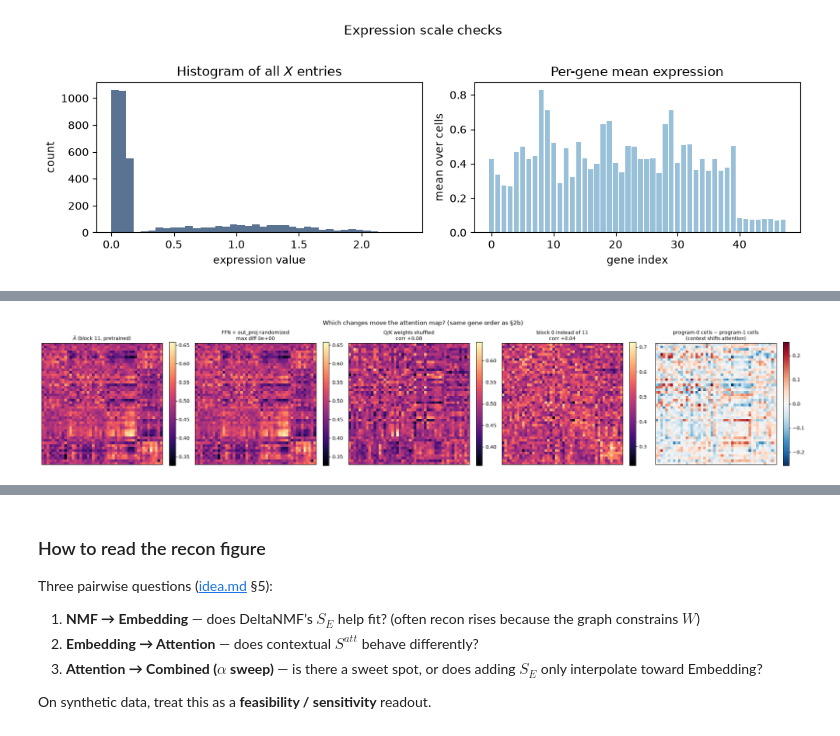
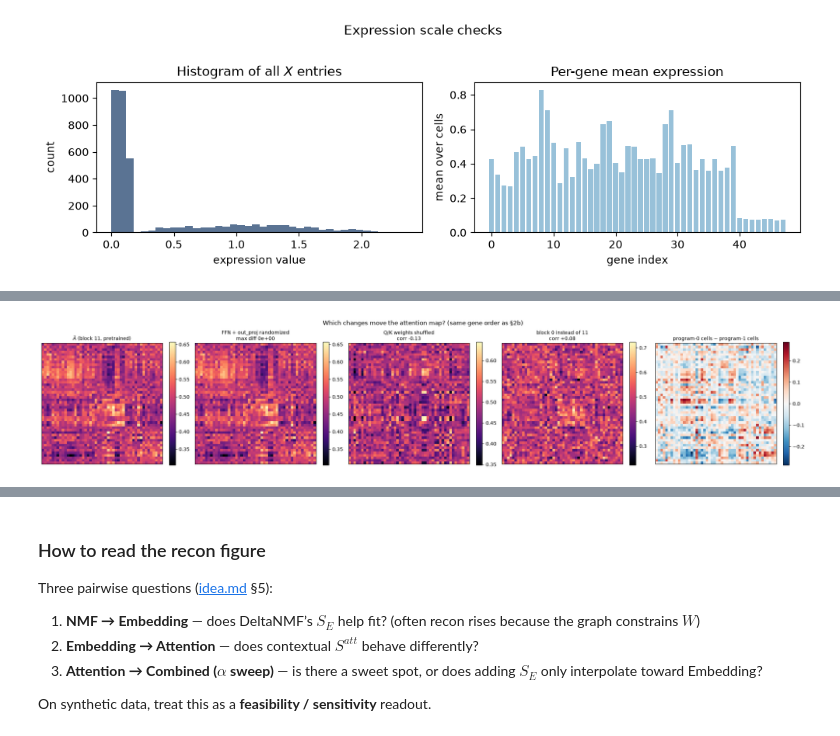
Before and after one commit to Tofulati/s_attention, a Jupyter notebook: notebooks/01_scgpt_attention_vs_embeddings_nmf.ipynb, the cells around one changed output, grey strips where cells are left out. Drawn from its saved outputs; the diff is of its cells as text; code cells hidden in the pictures.

Commit message:
add updates to architecture and notebook outputs, plus tests

```diff
--- a/notebooks/01_scgpt_attention_vs_embeddings_nmf.ipynb
+++ b/notebooks/01_scgpt_attention_vs_embeddings_nmf.ipynb
@@ -267,21 +271,21 @@ Three checks before trusting $S^{att}$:
 # %%
-replica, _vocab, cfg, report = load_pretrained_scgpt(SCGPT_DIR, device="cpu")
+model, _vocab, cfg, report = load_pretrained_scgpt(SCGPT_DIR, device="cpu")
 print(report.summary())
 print("config:", {k: cfg[k] for k in ("embsize", "nlayers", "nheads", "d_hid")})
-print(replica.transformer_encoder.layers[-1])
+print(model.transformer_encoder.layers[-1])
 
 ckpt = torch.load(SCGPT_DIR / "best_model.pt", map_location="cpu", weights_only=True)
 wqkv_loaded = all(
-    torch.equal(layer.self_attn.Wqkv.weight, ckpt[f"transformer_encoder.layers.{i}.self_attn.Wqkv.weight"])
-    for i, layer in enumerate(replica.transformer_encoder.layers)
+    torch.equal(layer.self_attn.in_proj_weight, ckpt[f"transformer_encoder.layers.{i}.self_attn.Wqkv.weight"])
+    for i, layer in enumerate(model.transformer_encoder.layers)
 )
 print("all 12 pretrained Wqkv loaded:", wqkv_loaded)
-del ckpt, replica
+del ckpt, model
 
 A_bar = priors.attention.meta["raw_attention"]
 fig, axes = plt.subplots(1, 2, figsize=(10, 4.2))
 for ax, M, title in [
-    (axes[0], A_bar, r"$\bar A$ — paper recipe (directed, rank-normalized)"),
+    (axes[0], A_bar, r"$\bar A$ — tutorial recipe (directed, rank-normalized)"),
     (axes[1], S_att, r"$S^{att}$ — symmetrized + $k$NN (this project)"),
 ]:
     im = ax.imshow(M, cmap="magma")
@@ -436,14 +443,14 @@ The checks in §2 show that the right *weights* are loaded. The tests below show
 # %%
 model, vocab, cfg, _ = load_pretrained_scgpt(SCGPT_DIR, device="cpu")
-n_bins, cls_value = int(cfg.get("n_bins", 51)), float(cfg.get("pad_value", -2))
-gene_ids = torch.tensor([vocab[g] for g in genes])
+n_bins, pad_value = int(cfg.get("n_bins", 51)), float(cfg.get("pad_value", -2))
+n_layers = len(model.transformer_encoder.layers)
 X_attn = X[: priors.meta["n_cells_aggregated"]]
 
 
 def attention_map(m, cells=X_attn, layer=-1):
+    set_seed(42)
     return paper_attention_map(
-        m, gene_ids, cells, cls_id=vocab["<cls>"], cls_value=cls_value,
-        n_bins=n_bins, layer_index=layer % m.nlayers,
+        m, vocab, genes, cells, layer_index=layer % n_layers, n_bins=n_bins, pad_value=pad_value
     )
 
 
@@ -451,27 +458,26 @@ def corr(a, b):
     return float(np.corrcoef(a.ravel(), b.ravel())[0, 1])
 
 
-# Test 1 — hooks on an ordinary forward pass
+# Test 1 — hook on scGPT's own encoder pass
 attn_last = model.transformer_encoder.layers[-1].self_attn
 captured = {}
-hooks = [
-    attn_last.Wqkv.register_forward_hook(lambda mod, inp, out: captured.__setitem__("qkv", out)),
-    attn_last.register_forward_hook(lambda mod, inp, out: captured.__setitem__("out", out[0])),
-]
-binned = np.stack([bin_expression(row, n_bins) for row in X_attn])
-values = torch.tensor(np.concatenate([np.full((len(X_attn), 1), cls_value), binned], axis=1), dtype=torch.float32)
-ids = torch.cat([torch.tensor([vocab["<cls>"]]), gene_ids]).expand(len(X_attn), -1)
+hook = attn_last.register_forward_hook(
+    lambda mod, inp, out: captured.update(x=inp[0].detach(), out=out[0].detach())
+)
+set_seed(42)
+ids, values, padding = tokenize_cells(X_attn, genes, vocab, n_bins=n_bins, pad_value=pad_value)
+model._encode(ids, values, padding)
+hook.remove()
+del model.cur_gene_token_embs  # graph-attached cache from _encode; blocks deepcopy in Test 2
 with torch.no_grad():
-    model(ids, values)
-    for h in hooks:
-        h.remove()
-    q, k, v = rearrange(captured["qkv"], "b s (three h d) -> b s three h d", three=3, h=model.nhead).unbind(dim=2)
+    qkv = F.linear(captured["x"], attn_last.in_proj_weight, attn_last.in_proj_bias)
+    q, k, v = rearrange(qkv, "b s (three h d) -> b s three h d", three=3, h=attn_last.num_heads).unbind(dim=2)
     logits = torch.einsum("bshd,bthd->bhst", q, k)
     A_hook = rank_normalize_attention(logits)[:, 1:, 1:].mean(dim=0).numpy()
     probs = torch.softmax(logits / math.sqrt(q.shape[-1]), dim=-1)
     out_manual = attn_last.out_proj(rearrange(torch.einsum("bhst,bthd->bshd", probs, v), "b s h d -> b s (h d)"))
 
-print("Test 1 — forward hooks on block 11")
+print("Test 1 — forward hook on block 11")
 print(f"  (a) max |A_hook - A_bar|                          = {np.abs(A_hook - A_bar).max():.2e}")
 print(f"  (b) max |out_proj(softmax(QK^T/√d)V) - module out| = {(out_manual - captured['out']).abs().max():.2e}")
 
@@ -490,20 +496,22 @@ def randomize_post_logit(layer):
 
 
 def shuffle_qk(layer):
-    n_qk = 2 * model.d_model
-    W = layer.self_attn.Wqkv.weight
+    n_qk = 2 * cfg["embsize"]
+    W = layer.self_attn.in_proj_weight
     W[:n_qk] = W[:n_qk][torch.randperm(n_qk)]
 
 
+A_ref = attention_map(model)
 torch.manual_seed(0)
 A_post = knockout(randomize_post_logit)
 A_qk = knockout(shuffle_qk)
 A_layer0 = attention_map(model, layer=0)
 
 print("Test 2 — knockouts")
-print(f"  randomize block-11 FFN + out_proj : max diff = {np.abs(A_post - A_bar).max():.2e} (expect 0)")
-print(f"  shuffle block-11 Q/K weights      : corr with A_bar = {corr(A_qk, A_bar):+.3f}")
-print(f"  block 0 instead of block 11       : corr with A_bar = {corr(A_layer0, A_bar):+.3f}")
+print(f"  recompute A_bar with this helper   : max diff = {np.abs(A_ref - A_bar).max():.2e}")
+print(f"  randomize block-11 FFN + out_proj : max diff = {np.abs(A_post - A_ref).max():.2e} (expect 0)")
+print(f"  shuffle block-11 Q/K weights      : corr with A_bar = {corr(A_qk, A_ref):+.3f}")
+print(f"  block 0 instead of block 11       : corr with A_bar = {corr(A_layer0, A_ref):+.3f}")
 
 # Test 3 — context
 primary = atlas.program_H.argmax(axis=1)
@@ -515,11 +523,11 @@ print(f"  program-0 cells vs program-1 cells: corr = {corr(A_p0, A_p1):+.3f}, ma
 diff_lim = np.abs(A_p0 - A_p1).max()
 fig, axes = plt.subplots(1, 5, figsize=(22, 4.6))
 for ax, M, title, kw in [
-    (axes[0], A_bar, r"$\bar A$ (block 11, pretrained)", dict(cmap="magma")),
-    (axes[1], A_post, f"FFN + out_proj randomized\nmax diff {np.abs(A_post - A_bar).max():.0e}", dict(cmap="magma")),
-    (axes[2], A_qk, f"Q/K weights shuffled\ncorr {corr(A_qk, A_bar):+.2f}", dict(cmap="magma")),
-    (axes[3], A_layer0, f"block 0 instead of 11\ncorr {corr(A_layer0, A_bar):+.2f}", dict(cmap="magma")),
-    (axes[4], A_p0 - A_p1, "program-0 cells − program-1 cells\n(context shifts attention)",
+    (axes[0], A_ref, r"$\bar A$ (block 11, pretrained)", dict(cmap="magma")),
+    (axes[1], A_post, f"FFN + out_proj randomized\nmax diff {np.abs(A_post - A_ref).max():.0e}", dict(cmap="magma")),
+    (axes[2], A_qk, f"Q/K weights shuffled\ncorr {corr(A_qk, A_ref):+.2f}", dict(cmap="magma")),
+    (axes[3], A_layer0, f"block 0 instead of 11\ncorr {corr(A_layer0, A_ref):+.2f}", dict(cmap="magma")),
+    (axes[4], A_p0 - A_p1, "program-0 cells − program-1 cells",
      dict(cmap="RdBu_r", vmin=-diff_lim, vmax=diff_lim)),
 ]:
     im = ax.imshow(M[np.ix_(order, order)], **kw)
@@ -544,4 +553,4 @@ Test 3 — context
-[figure, old version]
+[figure, new version]
 # %% [markdown]
 ## 3. Four DeltaNMF arms
 
```
Also changed, not shown: parts of 23 cells of this notebook, 11 other files.
